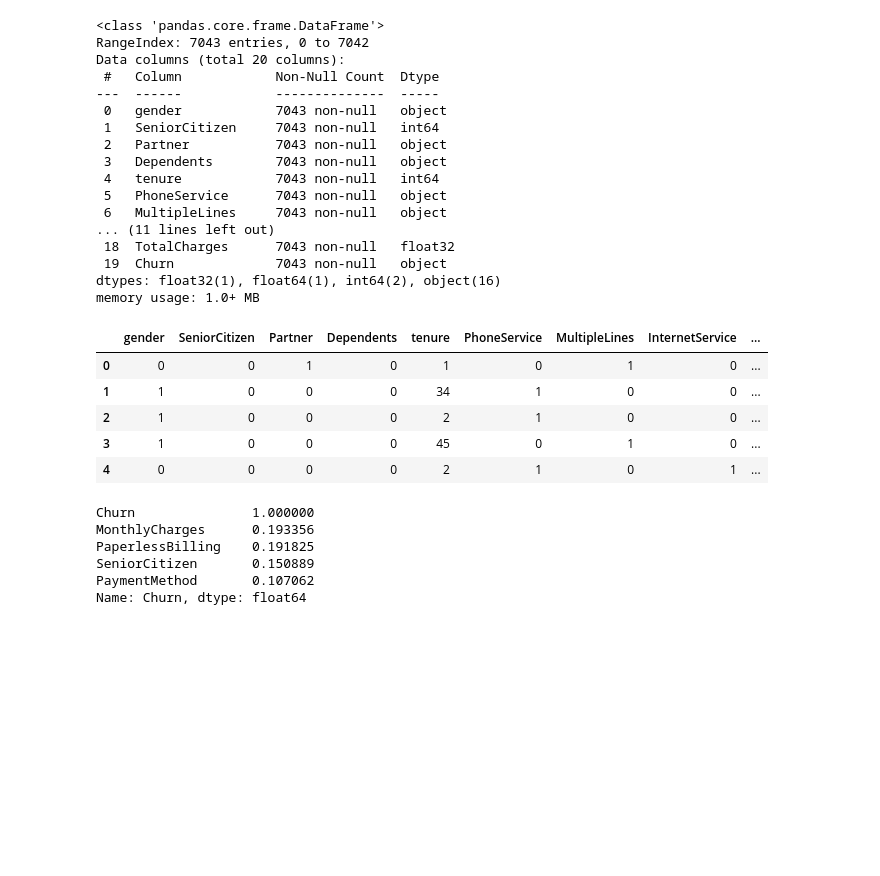
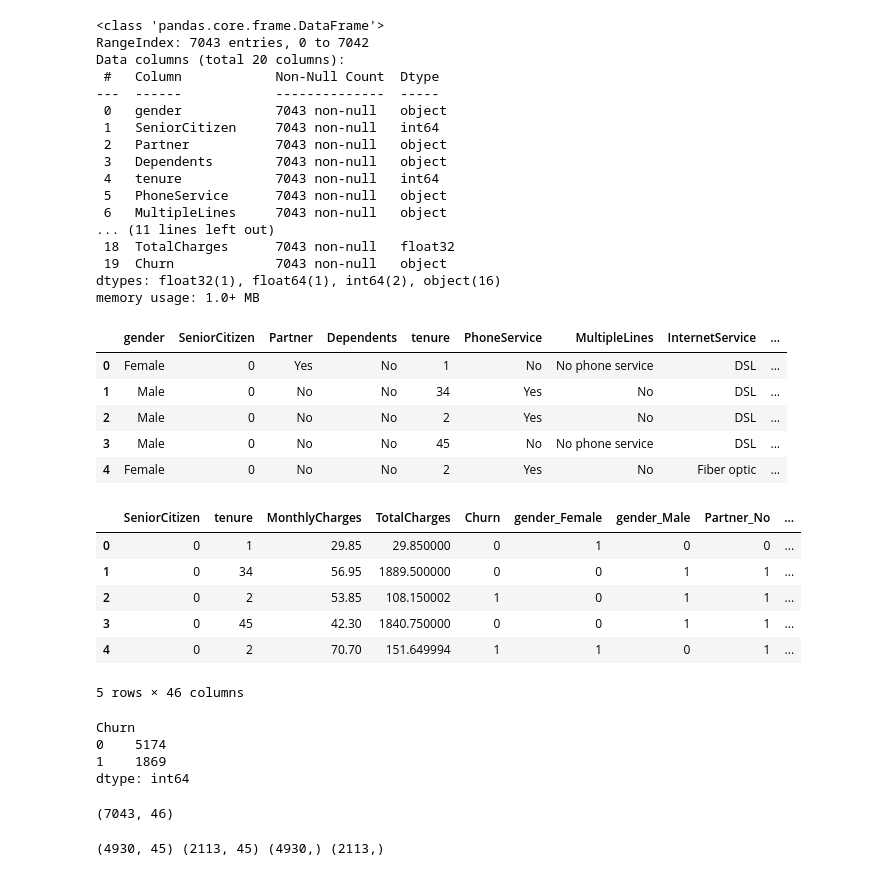
Before and after one commit to chandanabrdwj/100DaysOfML, a Jupyter notebook: p1-customer-churn-prediction-teleco-ibm.ipynb, the cells around one changed output. Cells and saved outputs as stored; diff of their text form; code cells hidden in the pictures; blank space fills up the shorter version.

Commit message:
Kaggle Notebook | P1. Customer Churn Prediction - Teleco IBM | Version 4

```diff
--- a/p1-customer-churn-prediction-teleco-ibm.ipynb
+++ b/p1-customer-churn-prediction-teleco-ibm.ipynb
@@ -198,9 +197,0 @@ data = df.apply(lambda x: enc(x))
-# %%
-data.head()
-# %% [output]
-|  | gender | SeniorCitizen | Partner | Dependents | tenure | PhoneService | MultipleLines | InternetService | ... |
-| 0 | 0 | 0 | 1 | 0 | 1 | 0 | 1 | 0 | ... |
-| 1 | 1 | 0 | 0 | 0 | 34 | 1 | 0 | 0 | ... |
-| 2 | 1 | 0 | 0 | 0 | 2 | 1 | 0 | 0 | ... |
-| 3 | 1 | 0 | 0 | 0 | 45 | 0 | 1 | 0 | ... |
-| 4 | 0 | 0 | 0 | 0 | 2 | 1 | 0 | 1 | ... |
@@ -207,9 +200,2 @@ data.head()
 # %%
-data.corr()['Churn'].sort_values(ascending = False).head()
+# data.corr()['Churn'].sort_values(ascending = False).head()
-# %% [output]
-Churn               1.000000
-MonthlyCharges      0.193356
-PaperlessBilling    0.191825
-SeniorCitizen       0.150889
-PaymentMethod       0.107062
-Name: Churn, dtype: float64
@@ -218,0 +202,32 @@ y = data.iloc[:,-1]
+# %%
+df['Churn'] = np.where(df.Churn == 'Yes',1,0)
+df.head()
+# %% [output]
+|  | gender | SeniorCitizen | Partner | Dependents | tenure | PhoneService | MultipleLines | InternetService | ... |
+| 0 | Female | 0 | Yes | No | 1 | No | No phone service | DSL | ... |
+| 1 | Male | 0 | No | No | 34 | Yes | No | DSL | ... |
+| 2 | Male | 0 | No | No | 2 | Yes | No | DSL | ... |
+| 3 | Male | 0 | No | No | 45 | No | No phone service | DSL | ... |
+| 4 | Female | 0 | No | No | 2 | Yes | No | Fiber optic | ... |
+# %%
+dff = pd.get_dummies(df)
+dff.head()
+# %% [output]
+|  | SeniorCitizen | tenure | MonthlyCharges | TotalCharges | Churn | gender_Female | gender_Male | Partner_No | ... |
+| 0 | 0 | 1 | 29.85 | 29.850000 | 0 | 1 | 0 | 0 | ... |
+| 1 | 0 | 34 | 56.95 | 1889.500000 | 0 | 0 | 1 | 1 | ... |
+| 2 | 0 | 2 | 53.85 | 108.150002 | 1 | 0 | 1 | 1 | ... |
+| 3 | 0 | 45 | 42.30 | 1840.750000 | 0 | 0 | 1 | 1 | ... |
+| 4 | 0 | 2 | 70.70 | 151.649994 | 1 | 1 | 0 | 1 | ... |
+5 rows × 46 columns
+# %%
+dff.value_counts("Churn")
+# %% [output]
+Churn
+0    5174
+1    1869
+dtype: int64
+# %%
+dff.shape
+# %% [output]
+(7043, 46)
@@ -219,2 +237,6 @@ y = data.iloc[:,-1]
 # %%
 X_train, X_test, y_train, y_test = train_test_split(X,y,test_size = 0.30, random_state = 40, stratify=y)
+# %%
+print(X_train.shape,X_test.shape, y_train.shape, y_test.shape)
+# %% [output]
+(4930, 45) (2113, 45) (4930,) (2113,)
```
Also changed, not shown: parts of 11 cells of this notebook.
